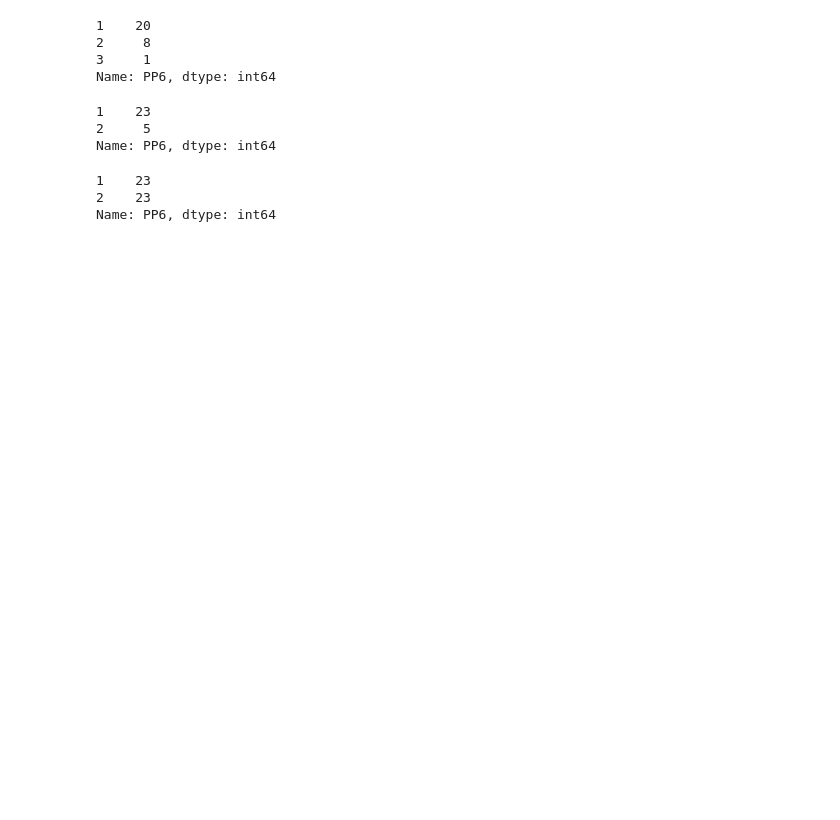
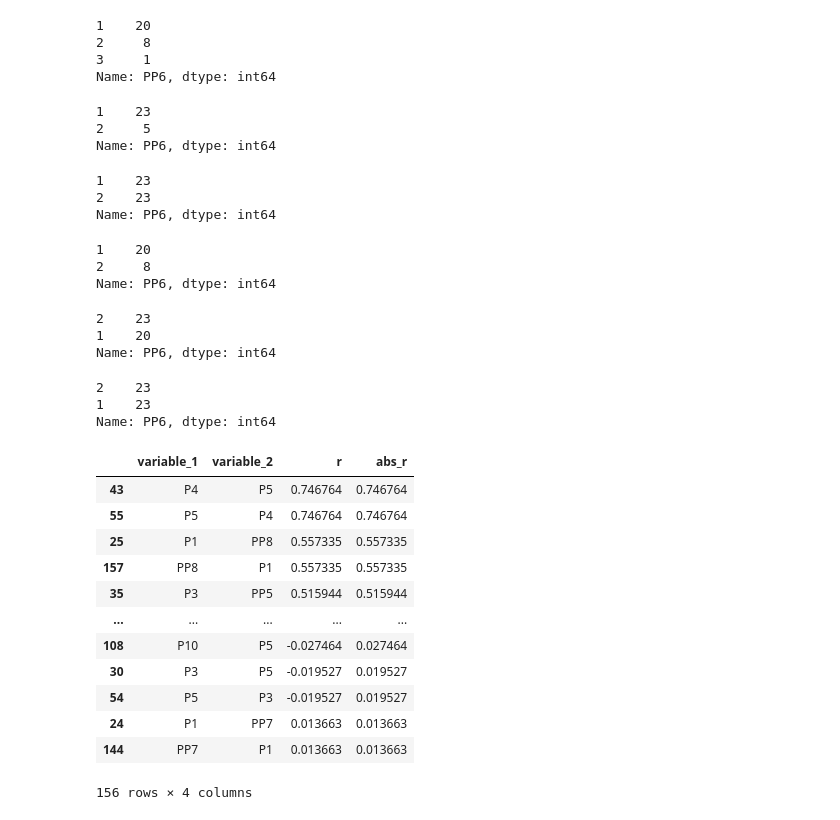
Before and after one commit to jaquimbayoc7/ProyeccionSocialAdultos, a Jupyter notebook: AnalisisPrePostest.ipynb, the cells around one changed output. Cells and saved outputs as stored; diff of their text form; code cells hidden in the pictures; blank space fills up the shorter version.

```diff
--- a/AnalisisPrePostest.ipynb
+++ b/AnalisisPrePostest.ipynb
@@ -1023,13 +1022,23 @@ dfFinalPos.PP6.value_counts()
 1    23
 2    23
 Name: PP6, dtype: int64
+# %%
+datosPreN.head()
+
+datosPreN.drop(datosPreN[(datosPreN['PP6'] ==3)].index, inplace=True)
+
+datosPreN.PP6.value_counts()
+# %% [output]
+1    20
+2     8
+Name: PP6, dtype: int64
 # %%
 ##Oversampling y undersampling - nivelar el dataset con la variable que va a ser mi predictora o clasificadora
-d['PP6'].value_counts()
+datosPreN['PP6'].value_counts()
 
 ##paso uno separar las clases - mayoritaria y minoritaria
-dataFMayor = df_Over[df_Over.PP6==1]
-dataFMenor = df_Over[df_Over.PP6==2]
+dataFMayor = datosPreN[datosPreN.PP6==1]
+dataFMenor = datosPreN[datosPreN.PP6==2]
 
 # Over Sampling sobre la clase minoritaria
 df_minoritaria = resample(dataFMenor,
@@ -1038,7 +1047,34 @@ df_minoritaria = resample(dataFMenor,
                                  random_state=123)
 
 # Combine majority class with upsampled minority class
-dfFinalPos = pd.concat([dataFMayor, df_minoritaria])
+dfFinalPre = pd.concat([dataFMayor, df_minoritaria])
 
 # Display new class counts
-dfFinalPos.PP6.value_counts()
+dfFinalPre.PP6.value_counts()
+# %% [output]
+2    23
+1    20
+Name: PP6, dtype: int64
+# %%
+##Oversampling y undersampling - nivelar el dataset con la variable que va a ser mi predictora o clasificadora
+dfFinalPre['PP6'].value_counts()
+
+##paso uno separar las clases - mayoritaria y minoritaria
+dataFMayor = dfFinalPre[dfFinalPre.PP6==2]
+dataFMenor = dfFinalPre[dfFinalPre.PP6==1]
+
+# Over Sampling sobre la clase minoritaria
+df_minoritaria = resample(dataFMenor,
+                                 replace=True,
+                                 n_samples=23,
+                                 random_state=123)
+
+# Combine majority class with upsampled minority class
+dfFinalPre = pd.concat([dataFMayor, df_minoritaria])
+
+# Display new class counts
+dfFinalPre.PP6.value_counts()
+# %% [output]
+2    23
+1    23
+Name: PP6, dtype: int64
@@ -1044,0 +1088,17 @@ dfFinalPos.PP6.value_counts()
+# %%
+##Correlaciones pre y pos
+tidy_corr_matrix(dfPosN.corr(method='spearman'))
+# %% [output]
+|  | variable_1 | variable_2 | r | abs_r |
+| 43 | P4 | P5 | 0.746764 | 0.746764 |
+| 55 | P5 | P4 | 0.746764 | 0.746764 |
+| 25 | P1 | PP8 | 0.557335 | 0.557335 |
+| 157 | PP8 | P1 | 0.557335 | 0.557335 |
+| 35 | P3 | PP5 | 0.515944 | 0.515944 |
+| ... | ... | ... | ... | ... |
+| 108 | P10 | P5 | -0.027464 | 0.027464 |
+| 30 | P3 | P5 | -0.019527 | 0.019527 |
+| 54 | P5 | P3 | -0.019527 | 0.019527 |
+| 24 | P1 | PP7 | 0.013663 | 0.013663 |
+| 144 | PP7 | P1 | 0.013663 | 0.013663 |
+156 rows × 4 columns
```
Also changed, not shown: parts of 37 cells of this notebook.
